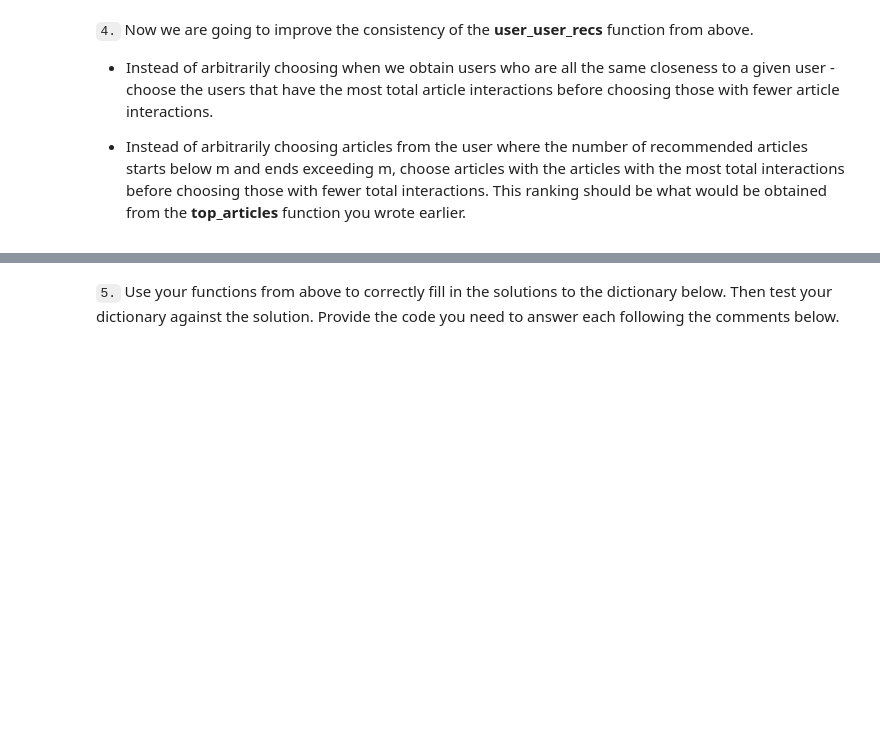
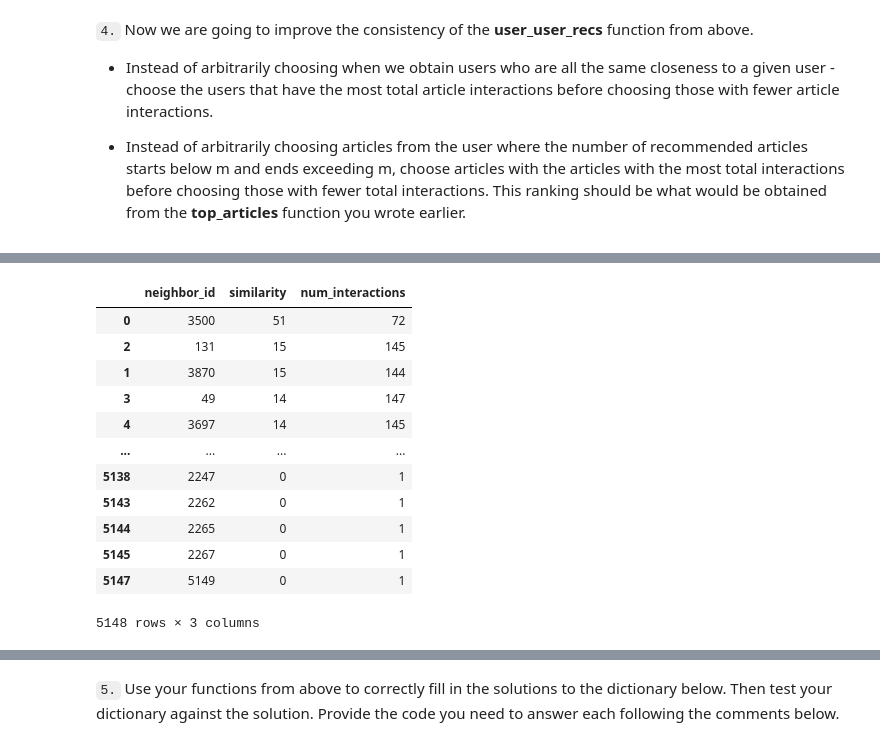
Before and after one commit to Aleaume/Udactiy_DataSc_P3, a Jupyter notebook: Recommendations_with_IBM.ipynb, the cells around one changed output, grey strips where cells are left out. Drawn from its saved outputs; the diff is of its cells as text; code cells hidden in the pictures; blank space fills up the shorter version.

```diff
--- a/Recommendations_with_IBM.ipynb
+++ b/Recommendations_with_IBM.ipynb
@@ -742,3 +742,7 @@ If this is all you see, you passed all of our tests!  Nice job!
 
 
 * Instead of arbitrarily choosing articles from the user where the number of recommended articles starts below m and ends exceeding m, choose articles with the articles with the most total interactions before choosing those with fewer total interactions. This ranking should be  what would be obtained from the **top_articles** function you wrote earlier.
+# %%
+sim = user_item.dot(user_item.loc[45]).sort_values(ascending=False).drop(45)
+sim_df = sim.to_frame(name="similarity").reset_index()
+sim_df
@@ -762,6 +806,17 @@ def get_top_sorted_users(user_id, df=df, user_item=user_item):
                     highest of each is higher in the dataframe
 
     '''
+    #similarity DF ordered by most interactions
+    sim = user_item.dot(user_item.loc[user_id]).sort_values(ascending=False).drop(user_id) # Serie
+    sim_df = sim.to_frame(name="similarity").reset_index()
+
+    # DF of number of interactions
+    interactions_df = df.user_id.value_counts().to_frame(name="num_interactions").reset_index().rename(columns={'index':'user_id'})
+
+    # And finally merge the 2 DFs into the neighbors_df
+    neighbors_df = sim_df.merge(interactions_df, left_on='user_id', right_on='user_id')
+    neighbors_df = neighbors_df.rename(columns={'user_id':'neighbor_id'}).sort_values(by=['similarity','num_interactions'], ascending=False)
+
 
 
     return neighbors_df # Return the dataframe specified in the doc_string
@@ -790,6 +845,30 @@ def user_user_recs_part2(user_id, m=10):
     before choosing those with fewer total interactions.
 
     '''
-    # Your code here
+    #Similar than v1, replaced only with the top_sorted users (neighbors)
+    target_articles_ids, target_articles_names = get_user_articles(user_id)
+    neighbors_users = list(get_top_sorted_users(user_id)['neighbor_id'])
+    recs = []
 
+    for users in neighbors_users:
+        article_ids, article_names = get_user_articles(users)
+        unread_articles = list(set(article_ids) - set(target_articles_ids))
+        unread_articles_not_recommended = list(set(unread_articles) - set(recs))
+        recs.extend(unread_articles_not_recommended)
+
+
+        if len(recs)>=m:
+            recs = recs[:m]
+            break
+
+    # we add here the logic for choosing articles with the most total interactions
+
+    if len(recs) < m:
+        top_articles = get_top_article_ids(df.shape[0])  #all
+        top_unread_articles = list(set(top_articles) - set(target_articles_ids))
+        top_unread_articles_not_recommended = list(set(top_unread_articles) - set(recs))
+        recs.extend(unread_articles_not_recommended)
+
+    recs = recs[:m]
+    rec_names = get_article_names(recs)
     return recs, rec_names
@@ -796,3 +896,19 @@ def user_user_recs_part2(user_id, m=10):
+# %%
+get_top_sorted_users(45)
+# %% [output]
+|  | neighbor_id | similarity | num_interactions |
+| 0 | 3500 | 51 | 72 |
+| 2 | 131 | 15 | 145 |
+| 1 | 3870 | 15 | 144 |
+| 3 | 49 | 14 | 147 |
+| 4 | 3697 | 14 | 145 |
+| ... | ... | ... | ... |
+| 5138 | 2247 | 0 | 1 |
+| 5143 | 2262 | 0 | 1 |
+| 5144 | 2265 | 0 | 1 |
+| 5145 | 2267 | 0 | 1 |
+| 5147 | 5149 | 0 | 1 |
+5148 rows × 3 columns
 # %%
 # Quick spot check - don't change this code - just use it to test your functions
 rec_ids, rec_names = user_user_recs_part2(20, 10)
```
Also changed, not shown: parts of 13 cells of this notebook.
